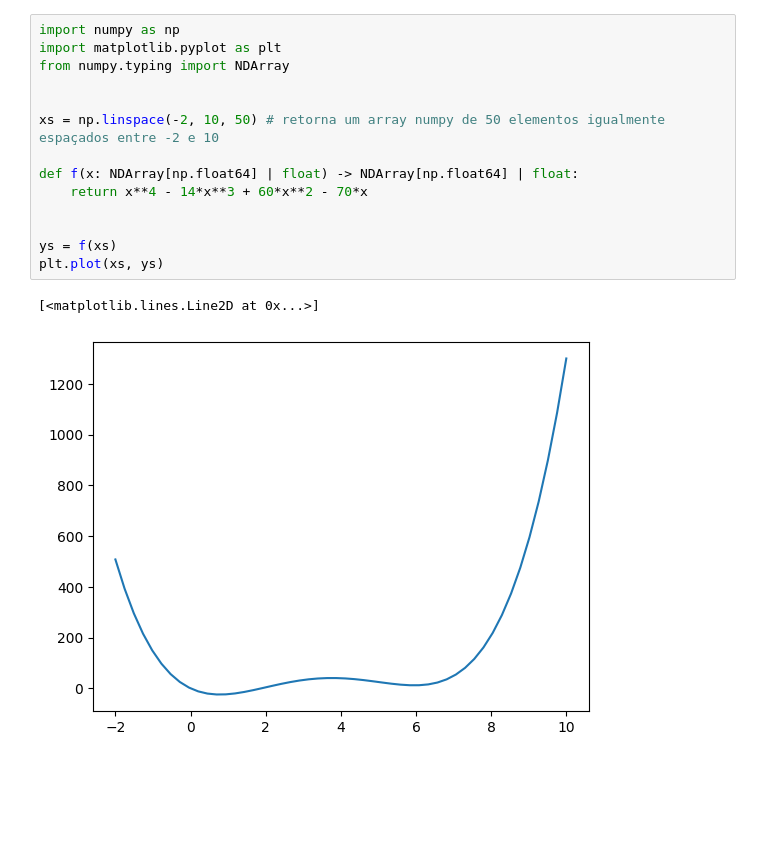
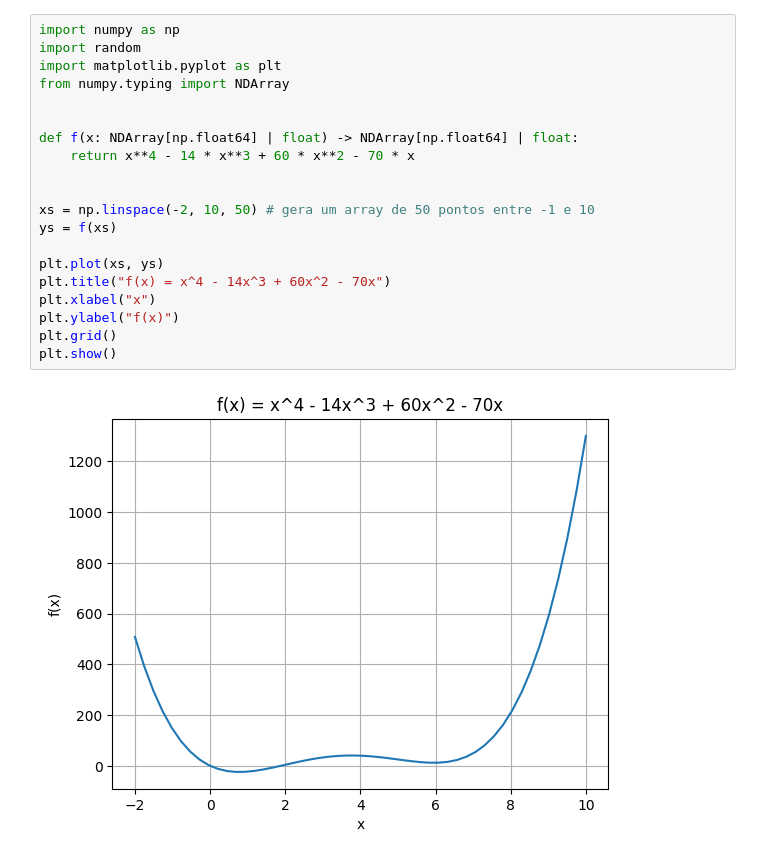
Before and after one commit to gddeazevedo/topicos_ia, a Jupyter notebook: aulas/simulated_annealing.ipynb, the cells around one changed output. Saved outputs shown, nothing was run; the diff lists cells and outputs as text; blank space fills up the shorter version.

```diff
--- a/aulas/simulated_annealing.ipynb
+++ b/aulas/simulated_annealing.ipynb
@@ -1,18 +1,23 @@
 # %%
 import numpy as np
+import random
 import matplotlib.pyplot as plt
 from numpy.typing import NDArray
 
 
-xs = np.linspace(-2, 10, 50) # retorna um array numpy de 50 elementos igualmente espaçados entre -2 e 10
-
 def f(x: NDArray[np.float64] | float) -> NDArray[np.float64] | float:
-    return x**4 - 14*x**3 + 60*x**2 - 70*x
+    return x**4 - 14 * x**3 + 60 * x**2 - 70 * x
 
 
+xs = np.linspace(-2, 10, 50) # gera um array de 50 pontos entre -1 e 10
 ys = f(xs)
+
 plt.plot(xs, ys)
+plt.title("f(x) = x^4 - 14x^3 + 60x^2 - 70x")
+plt.xlabel("x")
+plt.ylabel("f(x)")
+plt.grid()
+plt.show()
 # %% [output]
-[<matplotlib.lines.Line2D at 0x...>]
-[figure, old version]
+[figure, new version]
 # %%
```
Also changed, not shown: parts of 3 cells of this notebook, 1 other file.
